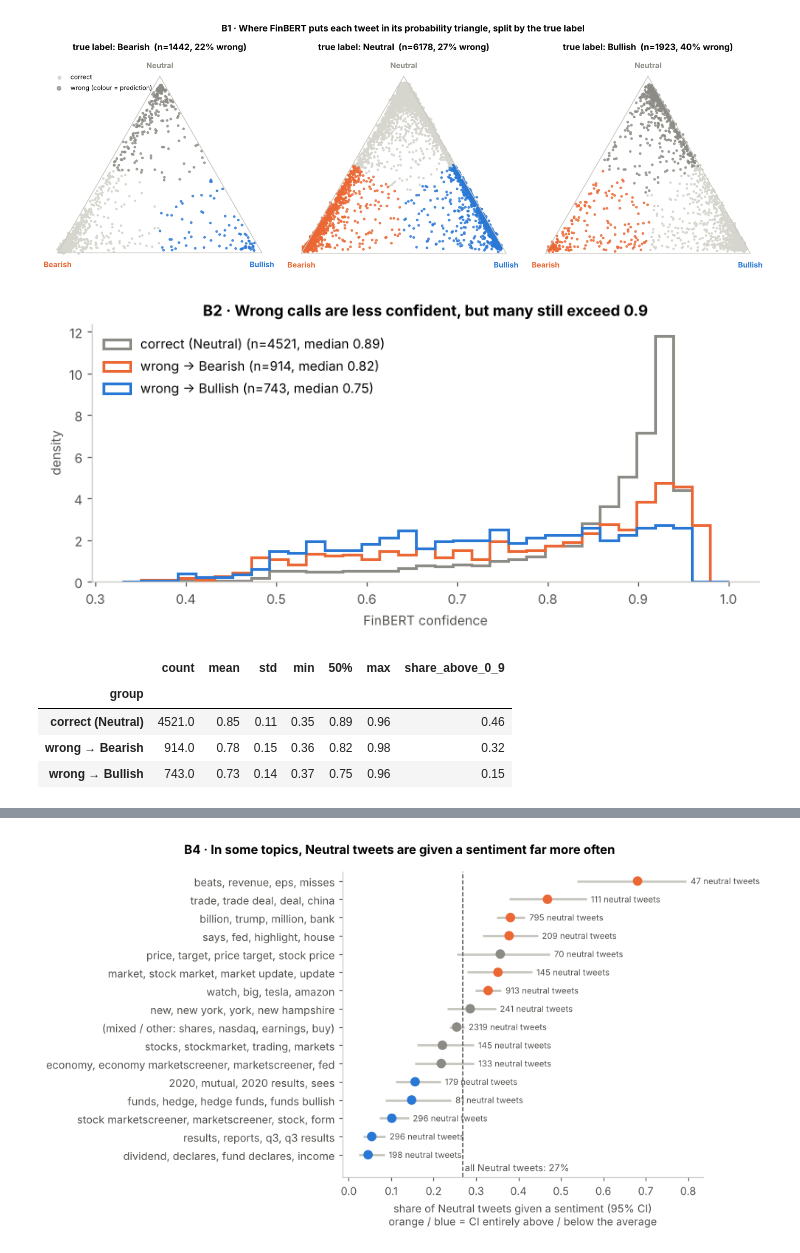
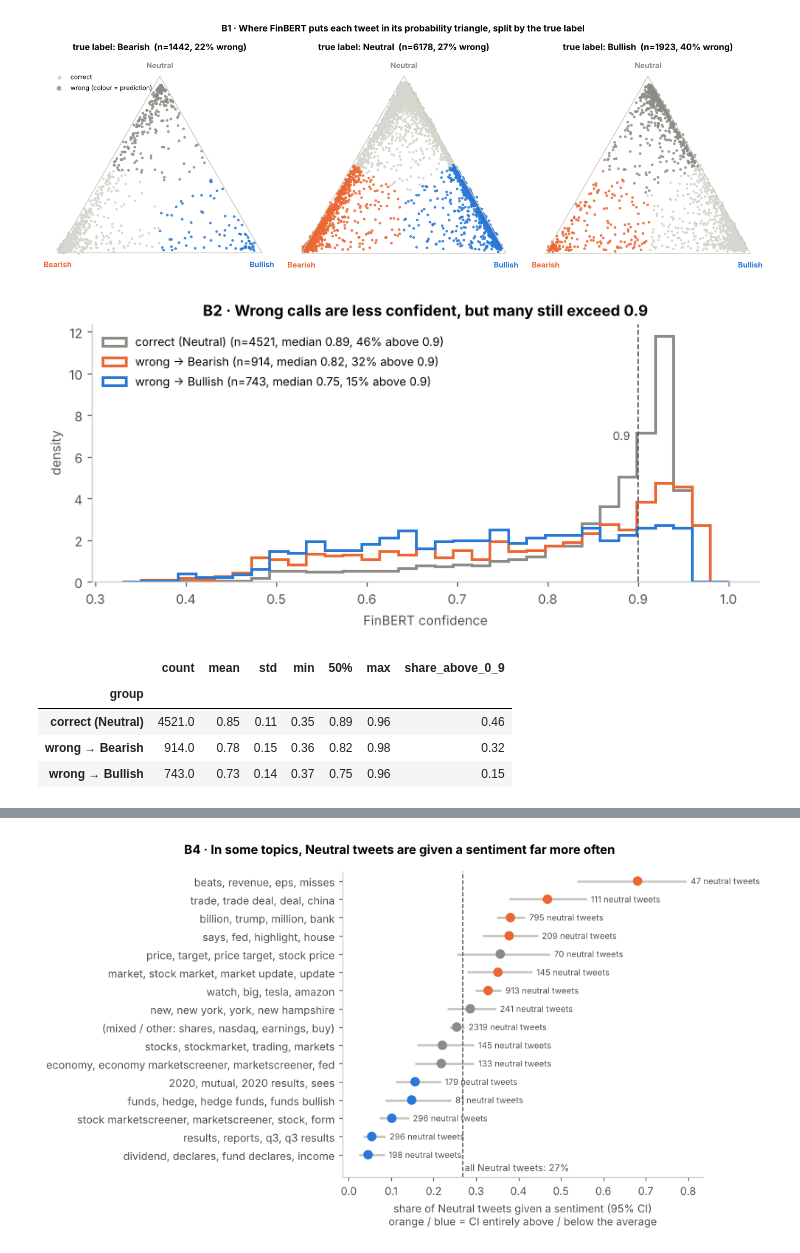
Before and after one commit to DharmikChaklasiya/AI-Visualization, a Jupyter notebook: Phase_1_Using_AI/01_neutral_error_analysis.ipynb, the cells around one changed output, grey strips where cells are left out. Cells and saved outputs as stored; diff of their text form; code cells hidden in the pictures.

```diff
--- a/Phase_1_Using_AI/01_neutral_error_analysis.ipynb
+++ b/Phase_1_Using_AI/01_neutral_error_analysis.ipynb
@@ -136,19 +136,21 @@ plt.tight_layout(rect=(0, 0, 1, .93)); plt.savefig("figures/B1_probability_trian
 # %%
 # B2 · Are the Neutral disagreements confident or unsure? (Sarang's question)
 N = d[d.true == "Neutral"].copy()
 N["group"] = np.where(N.correct, "correct (Neutral)", "wrong → " + N.pred)
 groups = ["correct (Neutral)", "wrong → Bearish", "wrong → Bullish"]
 fig, ax = plt.subplots(figsize=(7.5, 3.6))
 b = np.linspace(.33, 1, 34)
 for g, col in zip(groups, [GRAY, ORANGE, BLUE]):
     v = N.confidence[N.group == g]
-    ax.hist(v, bins=b, histtype="step", lw=2, color=col, density=True, label=f"{g} (n={len(v)}, median {v.median():.2f})")
-ax.set_xlabel("FinBERT confidence"); ax.set_ylabel("density"); ax.legend(frameon=False, loc="upper left")
+    ax.hist(v, bins=b, histtype="step", lw=2, color=col, density=True,
+            label=f"{g} (n={len(v)}, median {v.median():.2f}, {(v > .9).mean():.0%} above 0.9)")
+ax.axvline(.9, ls="--", c=INK, lw=1); ax.text(.895, ax.get_ylim()[1] * .55, "0.9 ", color=INK, fontsize=8.5, ha="right")
+ax.set_xlabel("FinBERT confidence"); ax.set_ylabel("density"); ax.legend(frameon=False, loc="upper left", fontsize=8.5)
 ax.set_title("B2 · Wrong calls are less confident, but many still exceed 0.9")
 plt.tight_layout(); plt.savefig("figures/B2_neutral_confidence.png", dpi=160); plt.show()
 N.groupby("group").confidence.describe(percentiles=[.5]).round(2).assign(share_above_0_9=N.groupby("group").confidence.apply(lambda v: (v > .9).mean()).round(2))
 # %% [output]
-[figure, old version]
+[figure, new version]
 |  | count | mean | std | min | 50% | max | share_above_0_9 |
 | group |  |  |  |  |  |  |  |
 | correct (Neutral) | 4521.0 | 0.85 | 0.11 | 0.35 | 0.89 | 0.96 | 0.46 |
```
Also changed, not shown: parts of 9 cells of this notebook, 9 other files.
